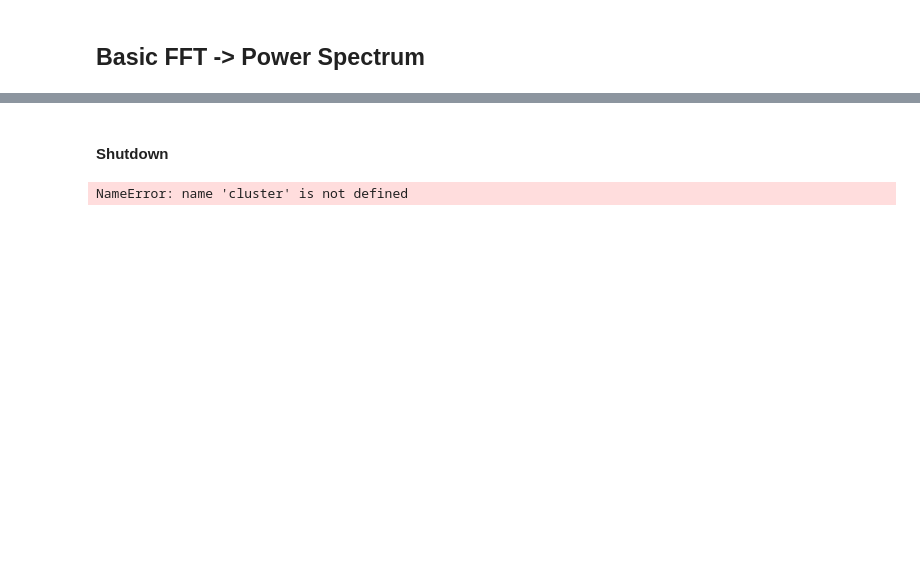
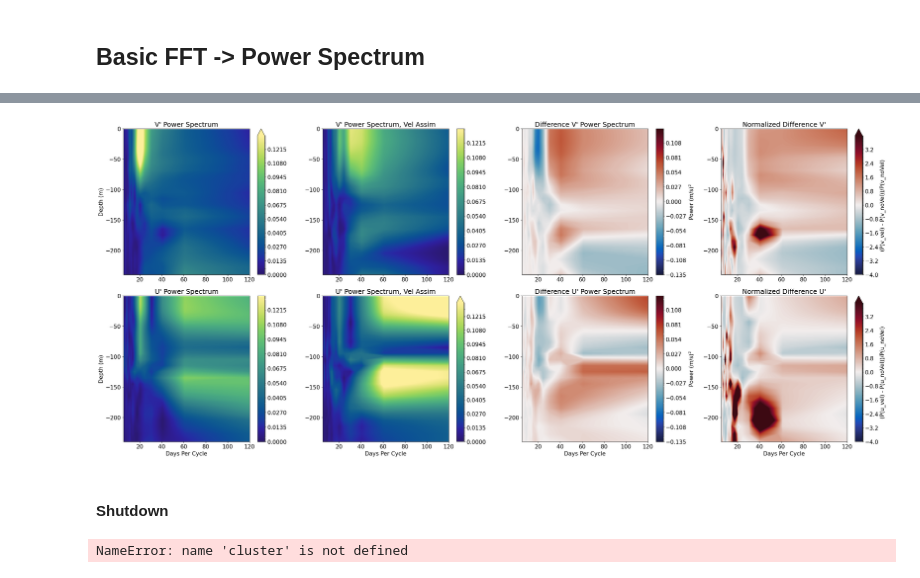
Before and after one commit to eldavenport/mitgcm-mombudg, a Jupyter notebook: velocity_spectra_compare.ipynb, the cells around one changed output, grey strips where cells are left out. Saved outputs shown, nothing was run; the diff lists cells and outputs as text; code cells hidden in the pictures; blank space fills up the shorter version.

Commit message:
looking at the normalized difference in the spectra

```diff
--- a/velocity_spectra_compare.ipynb
+++ b/velocity_spectra_compare.ipynb
@@ -242,3 +244,74 @@ fig.savefig(folder_name+'velocity_spectrum_TIW.png')
+# %%
+from matplotlib.colors import LogNorm
+
+fig, ax = plt.subplots(ncols=4, nrows=2,figsize=(30,13))
+levels = np.arange(0,0.135,0.0005)
+amp1.plot.contourf(levels=levels,x='time',y='Z',ax=ax[0,0],cmap=cmo.haline,cbar_kwargs={'label': ''})
+ax[0,0].set_xlabel('')
+ax[0,0].set_ylabel('Depth (m)')
+ax[0,0].set_ylim(-240,0)
+ax[0,0].set_xlim(5,120)
+ax[0,0].set_title('V\' Power Spectrum')
+
+amp2.plot.contourf(levels=levels,x='time',y='Z',ax=ax[1,0],cmap=cmo.haline,cbar_kwargs={'label': ''})
+ax[1,0].set_xlabel('Days Per Cycle')
+ax[1,0].set_ylabel('Depth (m)')
+ax[1,0].set_ylim(-240,0)
+ax[1,0].set_xlim(5,120)
+ax[1,0].set_title('U\' Power Spectrum')
+
+amp1_vel.plot.contourf(levels=levels,x='time',y='Z',ax=ax[0,1],cmap=cmo.haline,cbar_kwargs={'label': ''})
+ax[0,1].set_xlabel('')
+ax[0,1].set_ylabel('')
+ax[0,1].set_ylim(-240,0)
+ax[0,1].set_xlim(5,120)
+ax[0,1].set_title('V\' Power Spectrum, Vel Assim')
+
+amp2_vel.plot.contourf(levels=levels,x='time',y='Z',ax=ax[1,1],cmap=cmo.haline,cbar_kwargs={'label': ''})
+ax[1,1].set_xlabel('Days Per Cycle')
+ax[1,1].set_ylabel('')
+ax[1,1].set_ylim(-240,0)
+ax[1,1].set_xlim(5,120)
+ax[1,1].set_title('U\' Power Spectrum, Vel Assim')
+
+levels = np.arange(-0.135,0.135,0.001)
+(amp1_vel - amp1).plot.contourf(levels=levels,x='time',y='Z',ax=ax[0,2],cmap=cmo.balance,cbar_kwargs={'label': 'Power (m/s)$^2$'})
+ax[0,2].set_xlabel('')
+ax[0,2].set_ylabel('')
+ax[0,2].set_ylim(-240,0)
+ax[0,2].set_xlim(5,120)
+ax[0,2].set_title('Difference V\' Power Spectrum')
+
+(amp2_vel - amp2).plot.contourf(levels=levels,x='time',y='Z',ax=ax[1,2],cmap=cmo.balance,cbar_kwargs={'label': 'Power (m/s)$^2$'})
+ax[1,2].set_xlabel('Days Per Cycle')
+ax[1,2].set_ylabel('')
+ax[1,2].set_ylim(-240,0)
+ax[1,2].set_xlim(5,120)
+ax[1,2].set_title('Difference U\' Power Spectrum')
+
+levels = np.arange(-4,4,0.01)
+perc_amp1 = (amp1_vel - amp1)/amp1
+perc_amp1.plot.contourf(levels=levels,x='time',y='Z',ax=ax[0,3],cmap=cmo.balance,cbar_kwargs={'label': '(P(v_vel) - P(v_noVel))/P(v_noVel)'})
+ax[0,3].set_xlabel('')
+ax[0,3].set_ylabel('')
+ax[0,3].set_ylim(-240,0)
+ax[0,3].set_xlim(5,120)
+ax[0,3].set_title('Normalized Difference V\'')
+
+perc_amp2 = (amp2_vel - amp2)/amp2
+perc_amp2.plot.contourf(levels=levels,x='time',y='Z',ax=ax[1,3],cmap=cmo.balance,cbar_kwargs={'label': '(P(u_vel) - P(u_noVel))/P(u_noVel)'})
+ax[1,3].set_xlabel('Days Per Cycle')
+ax[1,3].set_ylabel('')
+ax[1,3].set_ylim(-240,0)
+ax[1,3].set_xlim(5,120)
+ax[1,3].set_title('Normalized Difference U\'')
+
+plt.tight_layout()
+plt.show()
+
+fig.savefig(folder_name+'velocity_spectrum_2.png')
+# %% [output]
+[figure, added]
 # %% [markdown]
 #### Shutdown
 # %%
```
Also changed, not shown: parts of 3 cells of this notebook, 3 other files.
